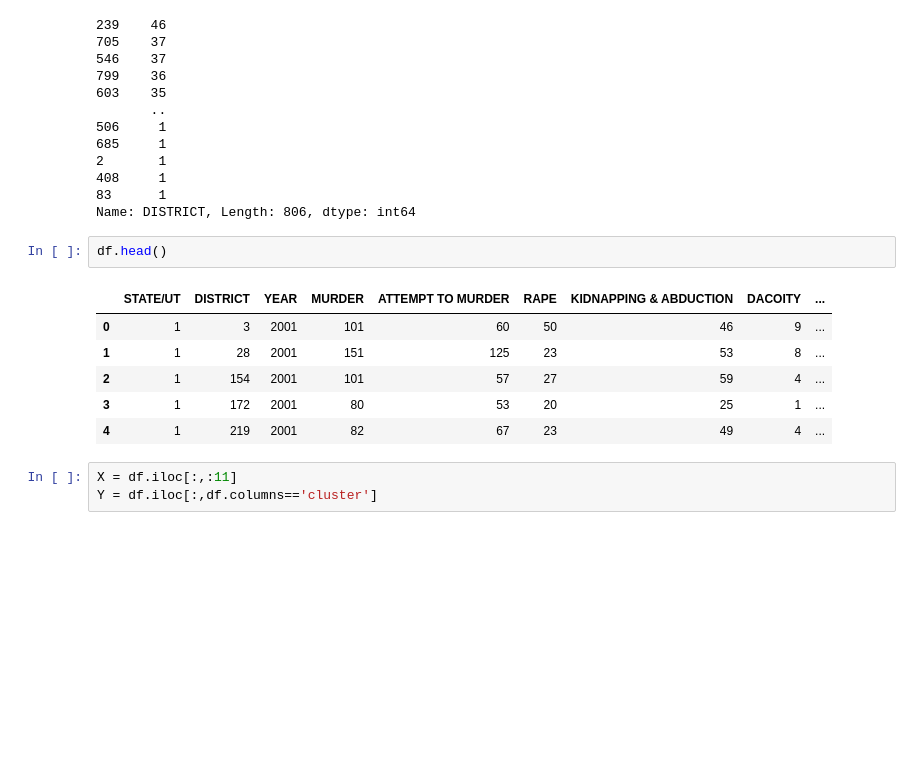
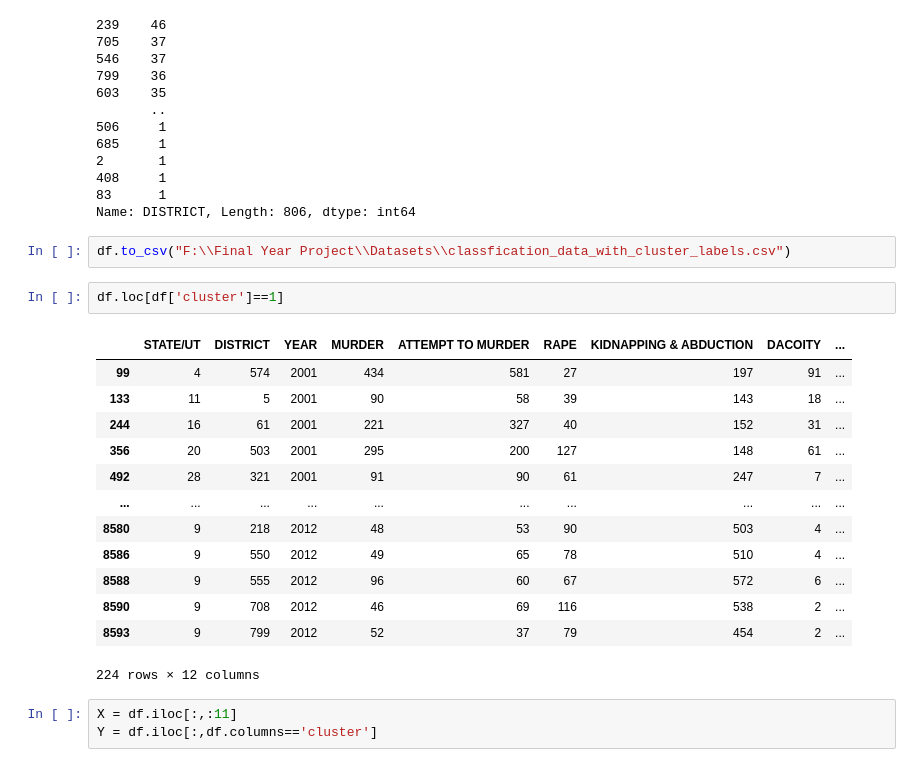
Before and after one commit to Mubeen-Zaki/Crime_Analysis, a Jupyter notebook: Prediction/prediction.ipynb, the cells around one changed output. Drawn from its saved outputs; the diff is of its cells as text; blank space fills up the shorter version.

```diff
--- a/Prediction/prediction.ipynb
+++ b/Prediction/prediction.ipynb
@@ -549,15 +549,24 @@ df["DISTRICT"].value_counts()
 408     1
 83      1
 Name: DISTRICT, Length: 806, dtype: int64
-# %%
-df.head()
-# %% [output]
-|  | STATE/UT | DISTRICT | YEAR | MURDER | ATTEMPT TO MURDER | RAPE | KIDNAPPING & ABDUCTION | DACOITY | ... |
-| 0 | 1 | 3 | 2001 | 101 | 60 | 50 | 46 | 9 | ... |
-| 1 | 1 | 28 | 2001 | 151 | 125 | 23 | 53 | 8 | ... |
-| 2 | 1 | 154 | 2001 | 101 | 57 | 27 | 59 | 4 | ... |
-| 3 | 1 | 172 | 2001 | 80 | 53 | 20 | 25 | 1 | ... |
-| 4 | 1 | 219 | 2001 | 82 | 67 | 23 | 49 | 4 | ... |
+# %%
+df.to_csv("F:\\Final Year Project\\Datasets\\classfication_data_with_cluster_labels.csv")
+# %%
+df.loc[df['cluster']==1]
+# %% [output]
+|  | STATE/UT | DISTRICT | YEAR | MURDER | ATTEMPT TO MURDER | RAPE | KIDNAPPING & ABDUCTION | DACOITY | ... |
+| 99 | 4 | 574 | 2001 | 434 | 581 | 27 | 197 | 91 | ... |
+| 133 | 11 | 5 | 2001 | 90 | 58 | 39 | 143 | 18 | ... |
+| 244 | 16 | 61 | 2001 | 221 | 327 | 40 | 152 | 31 | ... |
+| 356 | 20 | 503 | 2001 | 295 | 200 | 127 | 148 | 61 | ... |
+| 492 | 28 | 321 | 2001 | 91 | 90 | 61 | 247 | 7 | ... |
+| ... | ... | ... | ... | ... | ... | ... | ... | ... | ... |
+| 8580 | 9 | 218 | 2012 | 48 | 53 | 90 | 503 | 4 | ... |
+| 8586 | 9 | 550 | 2012 | 49 | 65 | 78 | 510 | 4 | ... |
+| 8588 | 9 | 555 | 2012 | 96 | 60 | 67 | 572 | 6 | ... |
+| 8590 | 9 | 708 | 2012 | 46 | 69 | 116 | 538 | 2 | ... |
+| 8593 | 9 | 799 | 2012 | 52 | 37 | 79 | 454 | 2 | ... |
+224 rows × 12 columns
 # %%
 X = df.iloc[:,:11]
 Y = df.iloc[:,df.columns=='cluster']
```
Also changed, not shown: parts of 15 cells of this notebook, 7 other files.
